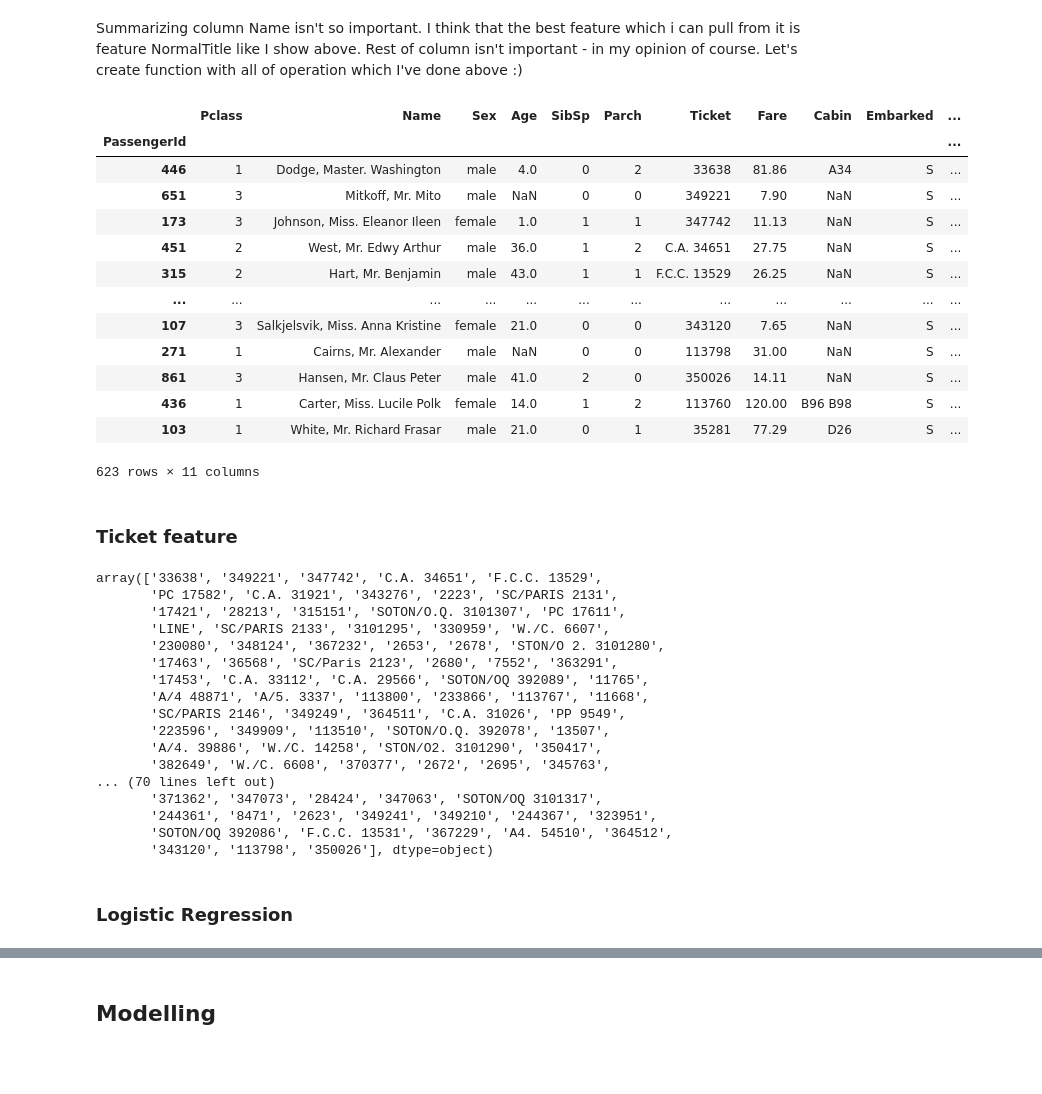
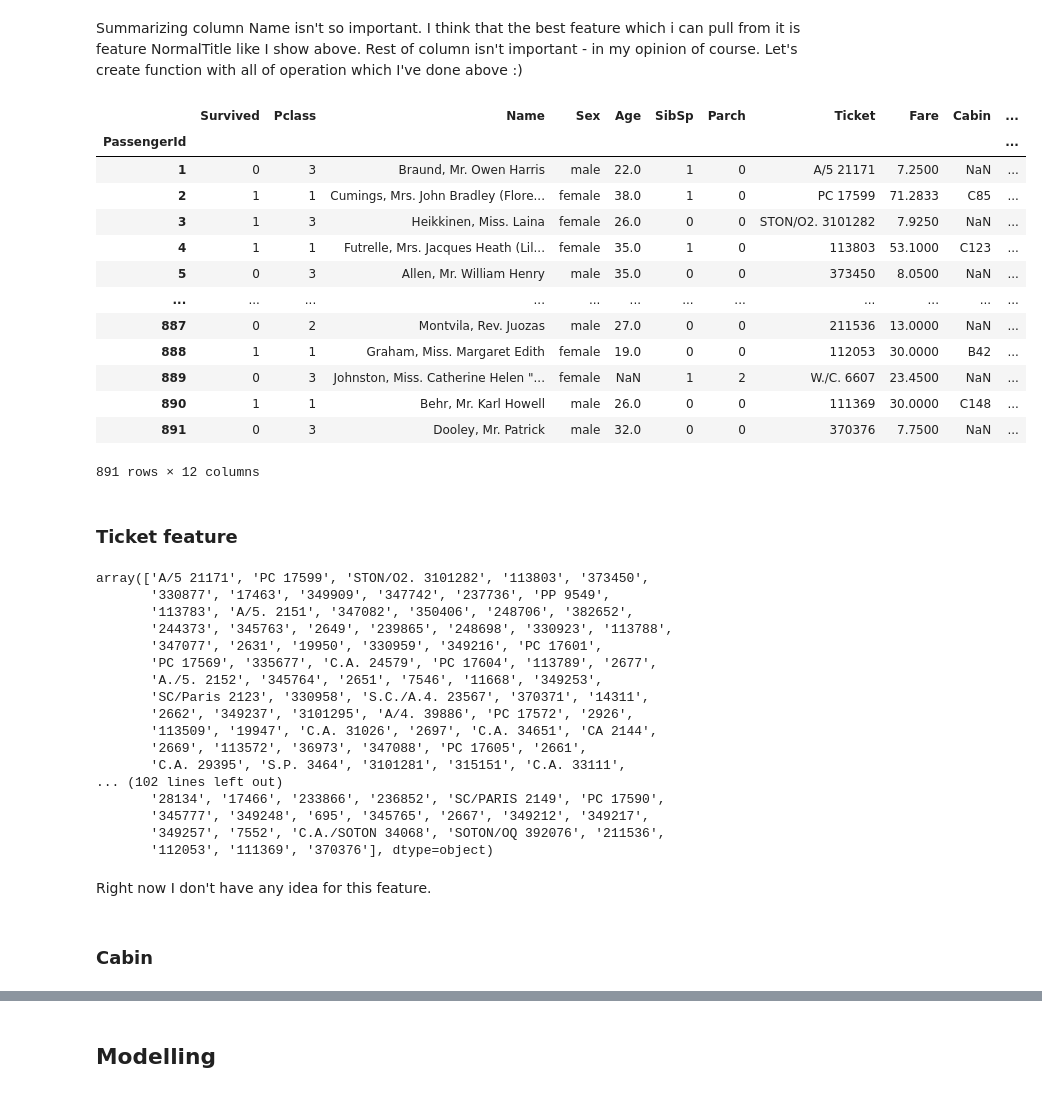
Before and after one commit to ppatrzalek/Kaggle-Competition, a Jupyter notebook: Titanic/model/classification_model.ipynb, the cells around one changed output, grey strips where cells are left out. Saved outputs shown, nothing was run; the diff lists cells and outputs as text; code cells hidden in the pictures; blank space fills up the shorter version.

```diff
--- a/Titanic/model/classification_model.ipynb
+++ b/Titanic/model/classification_model.ipynb
@@ -199,7 +221,7 @@ We see that we have some child which didn't had 1 year old. I think that after n
 # %% [markdown]
 Now let's see on Name feature. We see that there are some names, surnames but also titles like Miss, Mr or Master. May be it will be important for our model. Of course titles like Mr. or Miss. are in Sex variable but Master is something else. Let's try to find there some pattern !!
 # %%
-df_name = X_train.Name.str.split(",", expand=True).rename(columns = lambda x: f"Part_Name_{x+1}")
+df_name = df_train.Name.str.split(",", expand=True).rename(columns = lambda x: f"Part_Name_{x+1}")
 df_name_2 = df_name.Part_Name_2.str.split(".", expand=True).rename(columns = lambda x: f"Part_Name_{x+1}")
 # %%
 df_name.head()
@@ -365,43 +376,45 @@ def feature_engineering_name(data):
     df = pd.merge(df, df_name_2, how="inner", on="PassengerId")
     return df
 # %%
-feature_engineering_name(X_train)
+feature_engineering_name(df_train)
 # %% [output]
-|  | Pclass | Name | Sex | Age | SibSp | Parch | Ticket | Fare | Cabin | Embarked | ... |
+|  | Survived | Pclass | Name | Sex | Age | SibSp | Parch | Ticket | Fare | Cabin | ... |
 | PassengerId |  |  |  |  |  |  |  |  |  |  | ... |
-| 446 | 1 | Dodge, Master. Washington | male | 4.0 | 0 | 2 | 33638 | 81.86 | A34 | S | ... |
-| 651 | 3 | Mitkoff, Mr. Mito | male | NaN | 0 | 0 | 349221 | 7.90 | NaN | S | ... |
-| 173 | 3 | Johnson, Miss. Eleanor Ileen | female | 1.0 | 1 | 1 | 347742 | 11.13 | NaN | S | ... |
-| 451 | 2 | West, Mr. Edwy Arthur | male | 36.0 | 1 | 2 | C.A. 34651 | 27.75 | NaN | S | ... |
-| 315 | 2 | Hart, Mr. Benjamin | male | 43.0 | 1 | 1 | F.C.C. 13529 | 26.25 | NaN | S | ... |
+| 1 | 0 | 3 | Braund, Mr. Owen Harris | male | 22.0 | 1 | 0 | A/5 21171 | 7.2500 | NaN | ... |
+| 2 | 1 | 1 | Cumings, Mrs. John Bradley (Flore... | female | 38.0 | 1 | 0 | PC 17599 | 71.2833 | C85 | ... |
+| 3 | 1 | 3 | Heikkinen, Miss. Laina | female | 26.0 | 0 | 0 | STON/O2. 3101282 | 7.9250 | NaN | ... |
+| 4 | 1 | 1 | Futrelle, Mrs. Jacques Heath (Lil... | female | 35.0 | 1 | 0 | 113803 | 53.1000 | C123 | ... |
+| 5 | 0 | 3 | Allen, Mr. William Henry | male | 35.0 | 0 | 0 | 373450 | 8.0500 | NaN | ... |
 | ... | ... | ... | ... | ... | ... | ... | ... | ... | ... | ... | ... |
-| 107 | 3 | Salkjelsvik, Miss. Anna Kristine | female | 21.0 | 0 | 0 | 343120 | 7.65 | NaN | S | ... |
-| 271 | 1 | Cairns, Mr. Alexander | male | NaN | 0 | 0 | 113798 | 31.00 | NaN | S | ... |
-| 861 | 3 | Hansen, Mr. Claus Peter | male | 41.0 | 2 | 0 | 350026 | 14.11 | NaN | S | ... |
-| 436 | 1 | Carter, Miss. Lucile Polk | female | 14.0 | 1 | 2 | 113760 | 120.00 | B96 B98 | S | ... |
-| 103 | 1 | White, Mr. Richard Frasar | male | 21.0 | 0 | 1 | 35281 | 77.29 | D26 | S | ... |
+| 887 | 0 | 2 | Montvila, Rev. Juozas | male | 27.0 | 0 | 0 | 211536 | 13.0000 | NaN | ... |
+| 888 | 1 | 1 | Graham, Miss. Margaret Edith | female | 19.0 | 0 | 0 | 112053 | 30.0000 | B42 | ... |
+| 889 | 0 | 3 | Johnston, Miss. Catherine Helen "... | female | NaN | 1 | 2 | W./C. 6607 | 23.4500 | NaN | ... |
+| 890 | 1 | 1 | Behr, Mr. Karl Howell | male | 26.0 | 0 | 0 | 111369 | 30.0000 | C148 | ... |
+| 891 | 0 | 3 | Dooley, Mr. Patrick | male | 32.0 | 0 | 0 | 370376 | 7.7500 | NaN | ... |
-623 rows × 11 columns
+891 rows × 12 columns
 # %% [markdown]
 ### Ticket feature
 # %%
-X_train.Ticket.unique()
+df_train.Ticket.unique()
 # %% [output]
-array(['33638', '349221', '347742', 'C.A. 34651', 'F.C.C. 13529',
-       'PC 17582', 'C.A. 31921', '343276', '2223', 'SC/PARIS 2131',
-       '17421', '28213', '315151', 'SOTON/O.Q. 3101307', 'PC 17611',
-       'LINE', 'SC/PARIS 2133', '3101295', '330959', 'W./C. 6607',
-       '230080', '348124', '367232', '2653', '2678', 'STON/O 2. 3101280',
-       '17463', '36568', 'SC/Paris 2123', '2680', '7552', '363291',
-       '17453', 'C.A. 33112', 'C.A. 29566', 'SOTON/OQ 392089', '11765',
-       'A/4 48871', 'A/5. 3337', '113800', '233866', '113767', '11668',
-       'SC/PARIS 2146', '349249', '364511', 'C.A. 31026', 'PP 9549',
-       '223596', '349909', '113510', 'SOTON/O.Q. 392078', '13507',
-       'A/4. 39886', 'W./C. 14258', 'STON/O2. 3101290', '350417',
-       '382649', 'W./C. 6608', '370377', '2672', '2695', '345763',
-... (70 lines left out)
-       '371362', '347073', '28424', '347063', 'SOTON/OQ 3101317',
-       '244361', '8471', '2623', '349241', '349210', '244367', '323951',
-       'SOTON/OQ 392086', 'F.C.C. 13531', '367229', 'A4. 54510', '364512',
-       '343120', '113798', '350026'], dtype=object)
+array(['A/5 21171', 'PC 17599', 'STON/O2. 3101282', '113803', '373450',
+       '330877', '17463', '349909', '347742', '237736', 'PP 9549',
+       '113783', 'A/5. 2151', '347082', '350406', '248706', '382652',
+       '244373', '345763', '2649', '239865', '248698', '330923', '113788',
+       '347077', '2631', '19950', '330959', '349216', 'PC 17601',
+       'PC 17569', '335677', 'C.A. 24579', 'PC 17604', '113789', '2677',
+       'A./5. 2152', '345764', '2651', '7546', '11668', '349253',
+       'SC/Paris 2123', '330958', 'S.C./A.4. 23567', '370371', '14311',
+       '2662', '349237', '3101295', 'A/4. 39886', 'PC 17572', '2926',
+       '113509', '19947', 'C.A. 31026', '2697', 'C.A. 34651', 'CA 2144',
+       '2669', '113572', '36973', '347088', 'PC 17605', '2661',
+       'C.A. 29395', 'S.P. 3464', '3101281', '315151', 'C.A. 33111',
+... (102 lines left out)
+       '28134', '17466', '233866', '236852', 'SC/PARIS 2149', 'PC 17590',
+       '345777', '349248', '695', '345765', '2667', '349212', '349217',
+       '349257', '7552', 'C.A./SOTON 34068', 'SOTON/OQ 392076', '211536',
+       '112053', '111369', '370376'], dtype=object)
-# %% [markdown]
-### Logistic Regression
+# %% [markdown]
+Right now I don't have any idea for this feature.
+# %% [markdown]
+### Cabin
```
Also changed, not shown: parts of 69 cells of this notebook, 6 other files.
